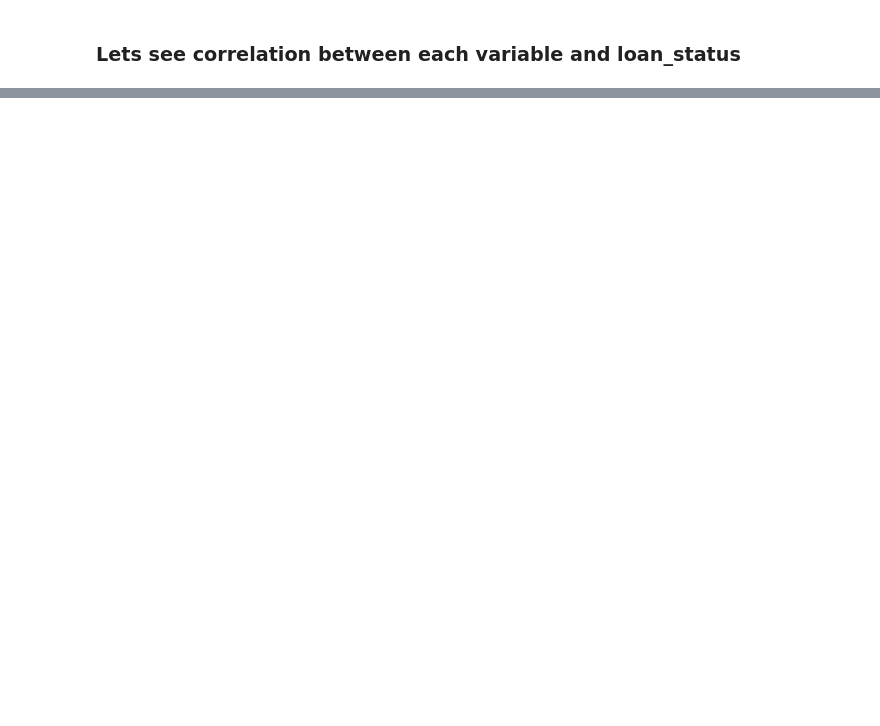
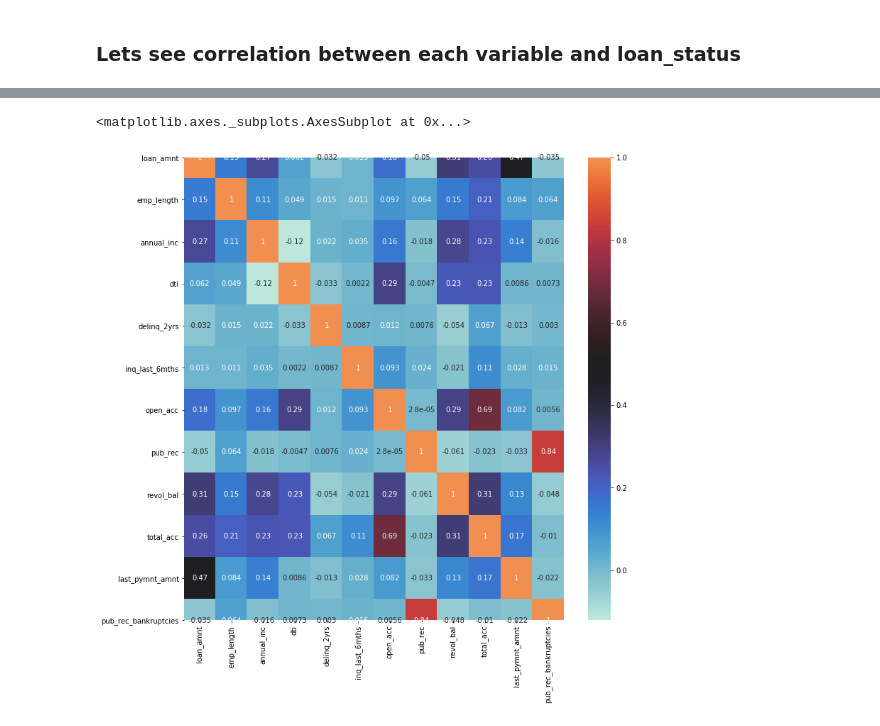
Before and after one commit to jagadeesh-gajula/Lending-club-case-study, a Jupyter notebook: Gajula_jagadeesh.ipynb, the cells around one changed output, grey strips where cells are left out. Drawn from its saved outputs; the diff is of its cells as text; code cells hidden in the pictures; blank space fills up the shorter version.

```diff
--- a/Gajula_jagadeesh.ipynb
+++ b/Gajula_jagadeesh.ipynb
@@ -350,3 +353,5 @@ data.shape
+# %%
+loan=data.copy()
 # %% [markdown]
 ## Univariate analysis
 # %%
@@ -506,0 +573,13 @@ plt.show()
+# %%
+plt.figure(figsize=(12,12))
+cont_var= ['loan_amnt', 'int_rate',
+       'emp_length', 'annual_inc',
+       'dti', 'delinq_2yrs', 'earliest_cr_line',
+       'inq_last_6mths', 'open_acc', 'pub_rec', 'revol_bal',
+       'total_acc', 'last_pymnt_amnt',
+       'pub_rec_bankruptcies']
+corr = loan[cont_var].corr()
+sns.heatmap(corr, annot=True, center=0.5)
+# %% [output]
+<matplotlib.axes._subplots.AxesSubplot at 0x...>
+[figure, added]
```
Also changed, not shown: parts of 19 cells of this notebook.
